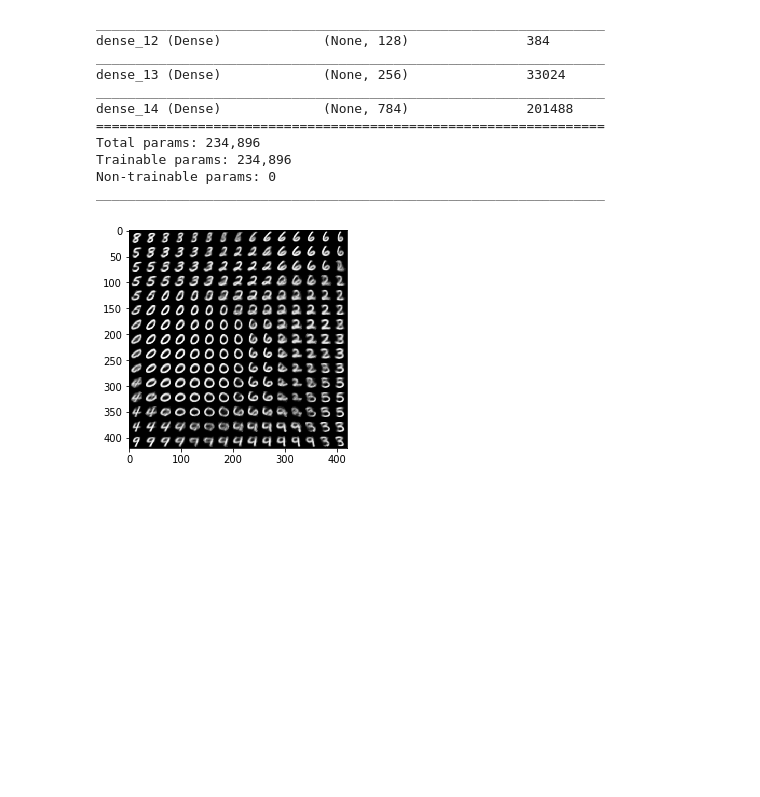
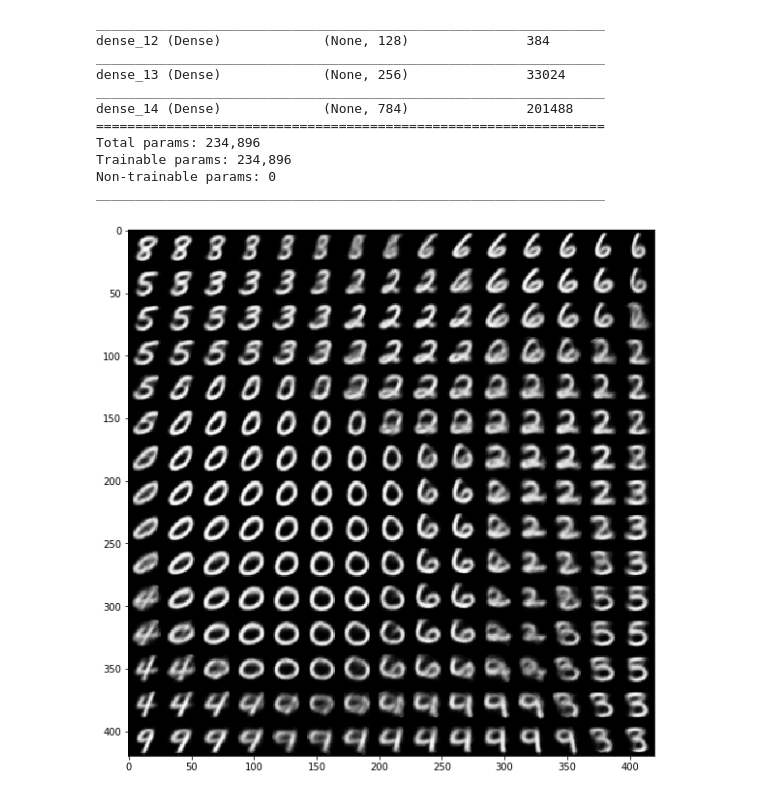
Before and after one commit to prashankkadam/Autoencoder, a Jupyter notebook: VariationalAutoencoder.ipynb, the cells around one changed output. Saved outputs shown, nothing was run; the diff lists cells and outputs as text; code cells hidden in the pictures; blank space fills up the shorter version.

```diff
--- a/VariationalAutoencoder.ipynb
+++ b/VariationalAutoencoder.ipynb
@@ -165,22 +165,22 @@ _________________________________________________________________
 # %%
 # Displaying the 2D mainfold
 n =15
 digit_size =28
 figure = np.zeros((n * digit_size, n * digit_size))
 
 grid_x = norm.ppf(np.linspace(0.05, 0.95, n))
 grid_y = norm.ppf(np.linspace(0.05, 0.95, n))
 
 for i, yi in enumerate(grid_x):
   for j, xi in enumerate(grid_y):
     z_sample = np.array([[xi, yi]])
     x_decoded = generator.predict(z_sample)
     digit = x_decoded[0].reshape(digit_size, digit_size)
     figure[i * digit_size: (i + 1) * digit_size,
           j* digit_size: (j + 1) * digit_size] = digit
 
-plt.figure()
+plt.figure(figsize=(10,10))
 plt.imshow(figure, cmap='Greys_r')
 plt.show()
 # %% [output]
-[figure, old version]
+[figure, new version]
```
Also changed, not shown: parts of 1 cell of this notebook.
